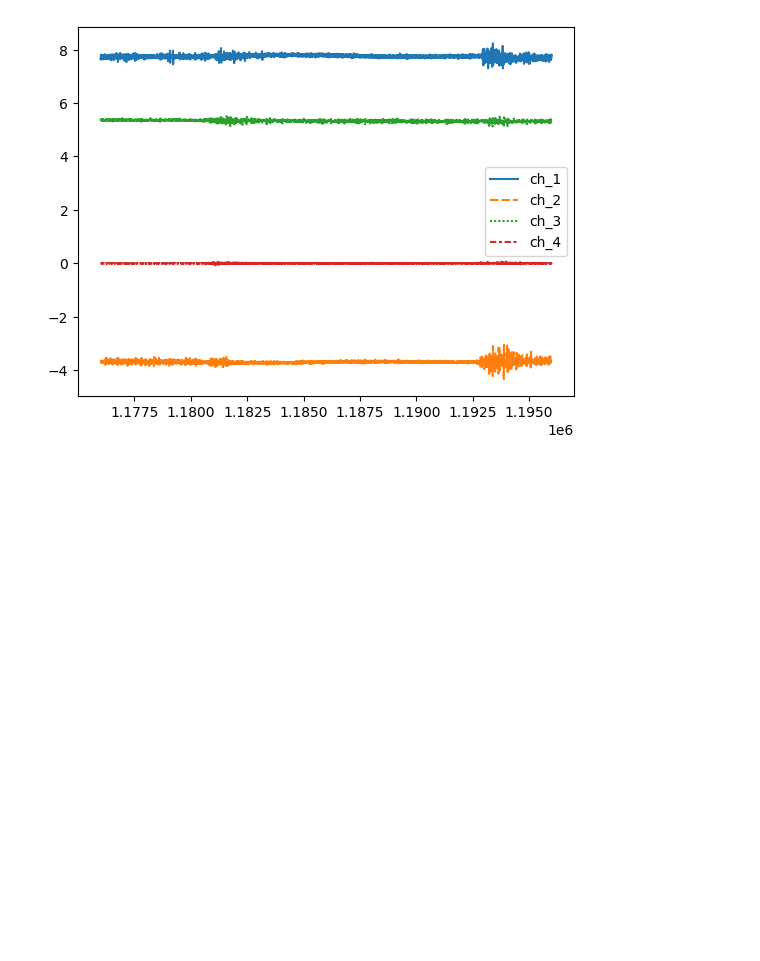
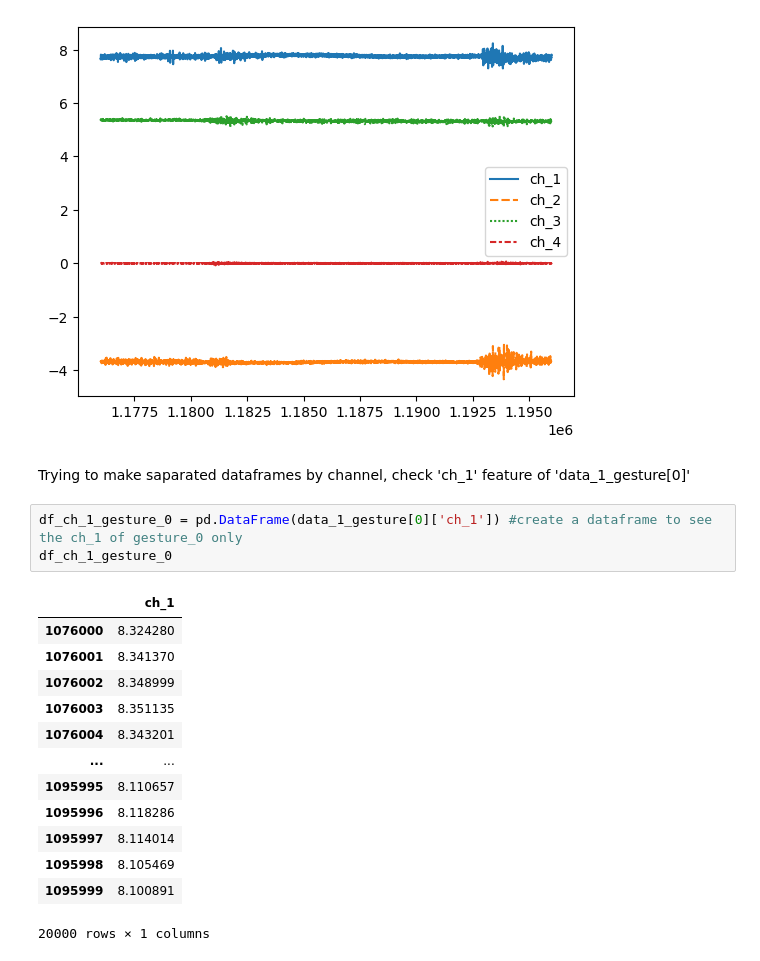
Before and after one commit to greedypelican/EMG_data_analysis, a Jupyter notebook: data_visualization.ipynb, the cells around one changed output. Drawn from its saved outputs; the diff is of its cells as text; blank space fills up the shorter version.

```diff
--- a/data_visualization.ipynb
+++ b/data_visualization.ipynb
@@ -94,3 +94,22 @@ seaborn_line_gesture = sns.lineplot(data=data_1_gesture[1]) #view the second ges
 seaborn_line_gesture = sns.lineplot(data=data_1_gesture[5]) #view the sixth gesture of a pattern ('Grip')
 # %% [output]
 [figure]
+# %% [markdown]
+Trying to make saparated dataframes by channel, check 'ch_1' feature of 'data_1_gesture[0]'
+# %%
+df_ch_1_gesture_0 = pd.DataFrame(data_1_gesture[0]['ch_1']) #create a dataframe to see the ch_1 of gesture_0 only
+df_ch_1_gesture_0
+# %% [output]
+|  | ch_1 |
+| 1076000 | 8.324280 |
+| 1076001 | 8.341370 |
+| 1076002 | 8.348999 |
+| 1076003 | 8.351135 |
+| 1076004 | 8.343201 |
+| ... | ... |
+| 1095995 | 8.110657 |
+| 1095996 | 8.118286 |
+| 1095997 | 8.114014 |
+| 1095998 | 8.105469 |
+| 1095999 | 8.100891 |
+20000 rows × 1 columns
```
Also changed, not shown: parts of 9 cells of this notebook.
